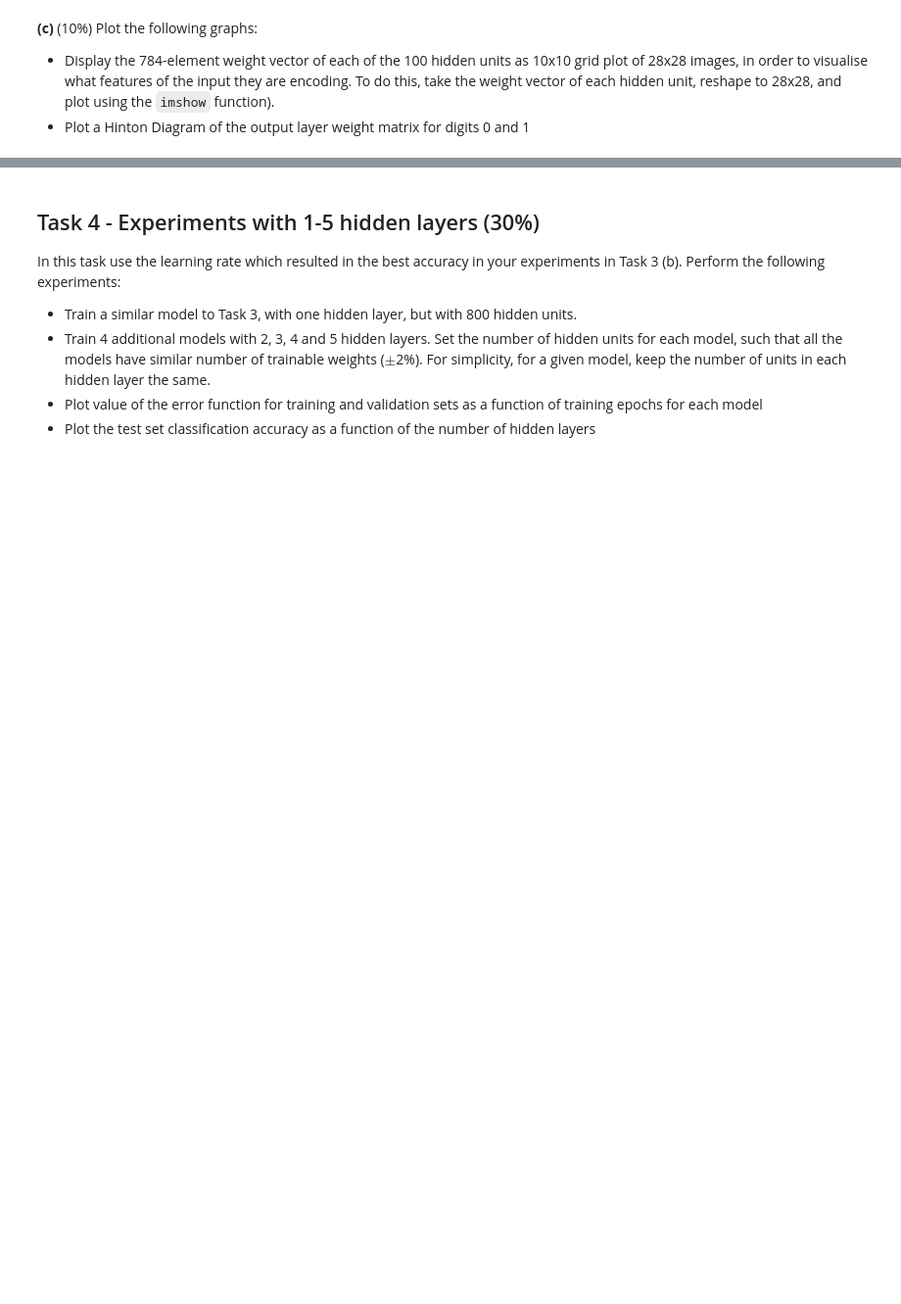
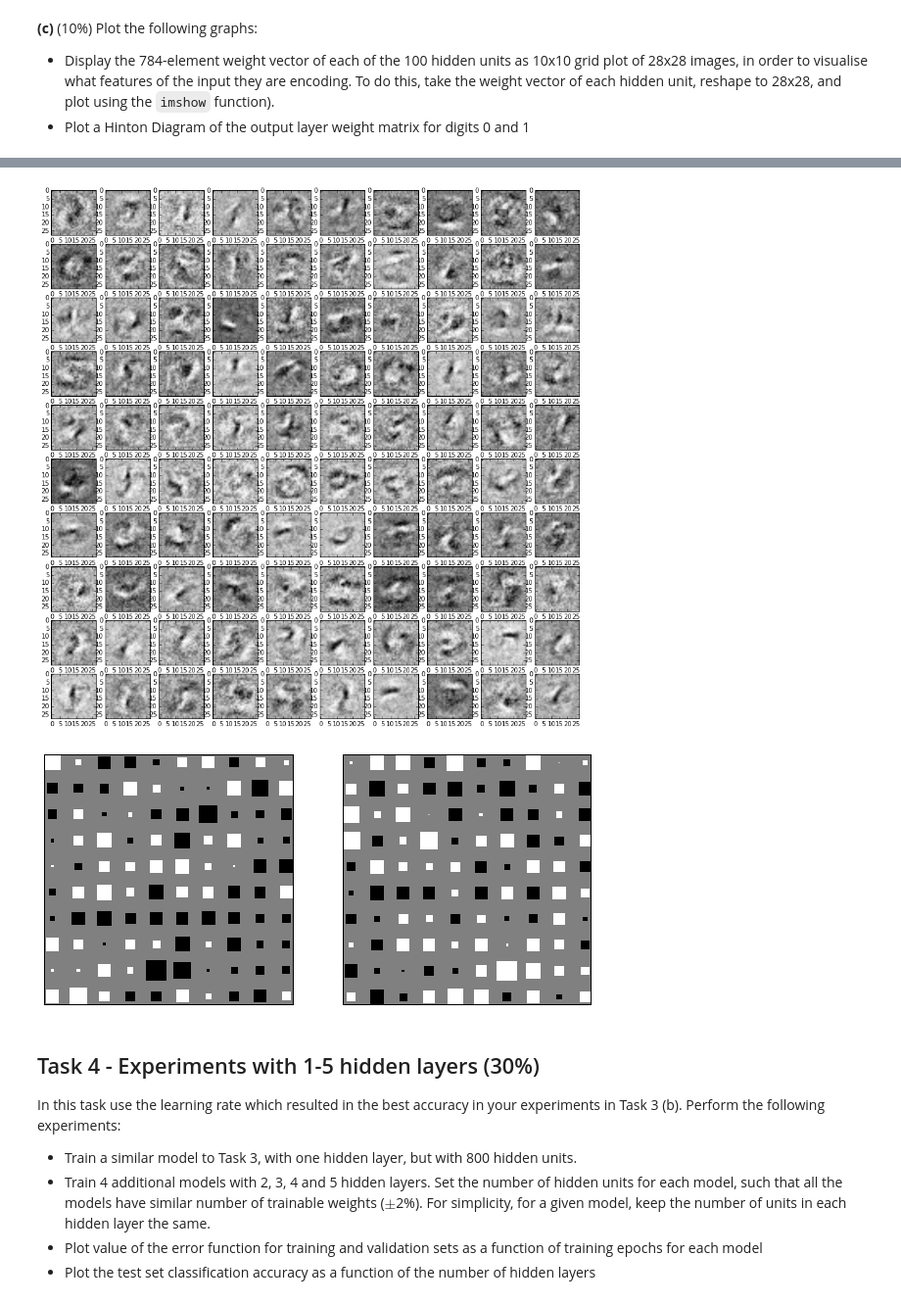
Before and after one commit to mingles-/mlp, a Jupyter notebook: 03_MLP_Coursework1.ipynb, the cells around one changed output, grey strips where cells are left out. Shown: that part at 98% size. Saved outputs shown, nothing was run; the diff lists cells and outputs as text; code cells hidden in the pictures; blank space fills up the shorter version.

```diff
--- a/03_MLP_Coursework1.ipynb
+++ b/03_MLP_Coursework1.ipynb
@@ -472,3 +399,52 @@ WARNING:root:Training started...
+# %%
+import matplotlib.cm as cm
+
+
+"""
+hinton method adapted from http://matplotlib.org/examples/specialty_plots/hinton_demo.html
+"""
+def hinton(matrix, max_weight=None, ax=None):
+    """Draw Hinton diagram for visualizing a weight matrix."""
+    ax = ax if ax is not None else plt.gca()
+
+    if not max_weight:
+        max_weight = numpy.sqrt(2**numpy.ceil(numpy.log(numpy.abs(matrix).max())/numpy.log(2)))
+
+    ax.patch.set_facecolor('gray')
+    ax.set_aspect('equal', 'box')
+    ax.xaxis.set_major_locator(plt.NullLocator())
+    ax.yaxis.set_major_locator(plt.NullLocator())
+
+    for (x,y),w in numpy.ndenumerate(matrix):
+        color = 'white' if w > 0 else 'black'
+        size = numpy.sqrt(numpy.abs(w))/max_weight
+        rect = plt.Rectangle([x - size / 2, y - size / 2], size, size,
+                             facecolor=color, edgecolor=color)
+        ax.add_patch(rect)
+
+    ax.autoscale_view()
+    ax.invert_yaxis()
+
+
+figure, axis = plt.subplots(10,10, figsize=(15,15))
+for i in range(0,10):
+    for j in range(0,10):
+        inputs = []
+        for weight in model.layers[0].W:
+            inputs.append(weight[i * 10 + j])
+        inputs = numpy.array(inputs)
+        axis[i,j].imshow(inputs.reshape(28,28), cmap = cm.Greys_r)
+plt.show()
+
+figure2, axis2 = plt.subplots(1,2, figsize=(10,10))
+inputs2 = []
+for i in [0, 1]:
+    inputs2 = model.layers[1].W.T[i]
+    hinton(inputs2.reshape(10,10), ax=axis2[i])
+plt.show()
+# %% [output]
+[figure, added]
+[figure, added]
 # %% [markdown]
 ## Task 4 - Experiments with 1-5 hidden layers (30%)
 
```
Also changed, not shown: parts of 6 cells of this notebook.
